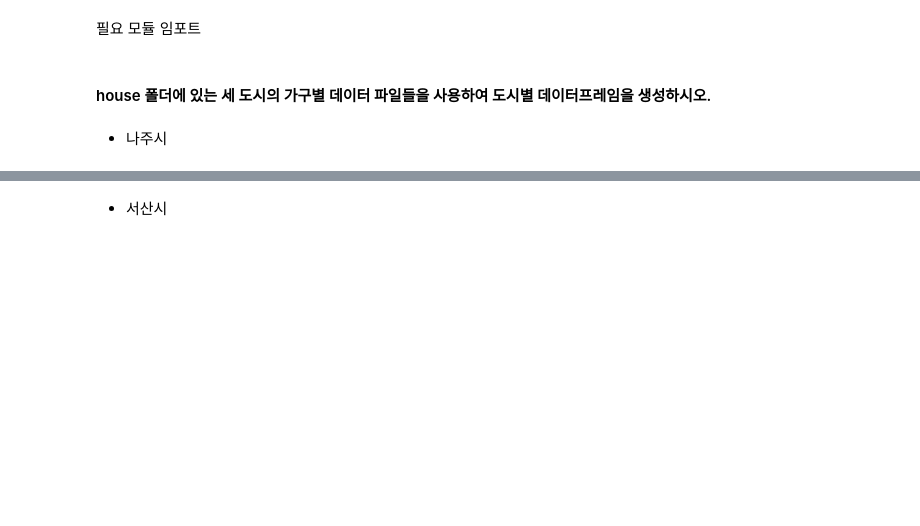
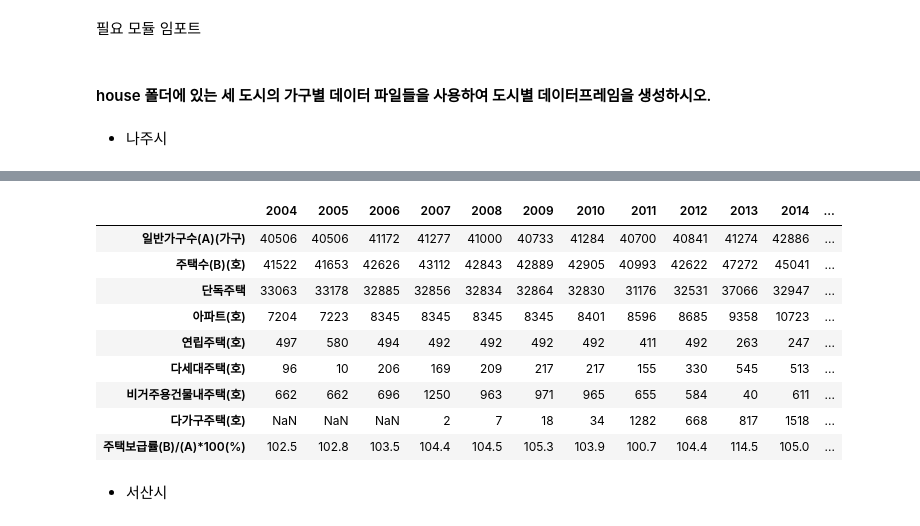
Before and after one commit to rlfgus0821/-HTML-, a Jupyter notebook: 05_pandas/연습문제/pandas_09_다중인덱스_연습문제2.ipynb, the cells around one changed output, grey strips where cells are left out. Cells and saved outputs as stored; diff of their text form; code cells hidden in the pictures; blank space fills up the shorter version.

```diff
--- a/05_pandas/연습문제/pandas_09_다중인덱스_연습문제2.ipynb
+++ b/05_pandas/연습문제/pandas_09_다중인덱스_연습문제2.ipynb
@@ -22,2 +54,2 @@ naju
 # %%
-naju.columns= [col.split('.')[0] for col in naju.columns]
+naju1.columns = [col[1] for col in naju1.columns]
@@ -26,3 +56 @@ naju.drop(columns='행정구역(시군)별(1)', inplace =True)
-# %%
-naju1 = naju.T.reset_index().set_index(['index',0,1])
 # %%
@@ -56,3 +70,18 @@ naju1.unstack(level='index')
+# %%
+naju1.index = ['일반가구수(A)(가구)', '주택수(B)(호)','단독주택','아파트(호)','연립주택(호)','다세대주택(호)', '비거주용건물내주택(호)', '다가구주택(호)',
+               '주택보급률(B)/(A)*100(%)']
+naju1
+# %% [output]
+|  | 2004 | 2005 | 2006 | 2007 | 2008 | 2009 | 2010 | 2011 | 2012 | 2013 | 2014 | ... |
+| 일반가구수(A)(가구) | 40506 | 40506 | 41172 | 41277 | 41000 | 40733 | 41284 | 40700 | 40841 | 41274 | 42886 | ... |
+| 주택수(B)(호) | 41522 | 41653 | 42626 | 43112 | 42843 | 42889 | 42905 | 40993 | 42622 | 47272 | 45041 | ... |
+| 단독주택 | 33063 | 33178 | 32885 | 32856 | 32834 | 32864 | 32830 | 31176 | 32531 | 37066 | 32947 | ... |
+| 아파트(호) | 7204 | 7223 | 8345 | 8345 | 8345 | 8345 | 8401 | 8596 | 8685 | 9358 | 10723 | ... |
+| 연립주택(호) | 497 | 580 | 494 | 492 | 492 | 492 | 492 | 411 | 492 | 263 | 247 | ... |
+| 다세대주택(호) | 96 | 10 | 206 | 169 | 209 | 217 | 217 | 155 | 330 | 545 | 513 | ... |
+| 비거주용건물내주택(호) | 662 | 662 | 696 | 1250 | 963 | 971 | 965 | 655 | 584 | 40 | 611 | ... |
+| 다가구주택(호) | NaN | NaN | NaN | 2 | 7 | 18 | 34 | 1282 | 668 | 817 | 1518 | ... |
+| 주택보급률(B)/(A)*100(%) | 102.5 | 102.8 | 103.5 | 104.4 | 104.5 | 105.3 | 103.9 | 100.7 | 104.4 | 114.5 | 105.0 | ... |
 # %% [markdown]
 - 서산시
 # %%
```
Also changed, not shown: parts of 27 cells of this notebook, 7 other files.
